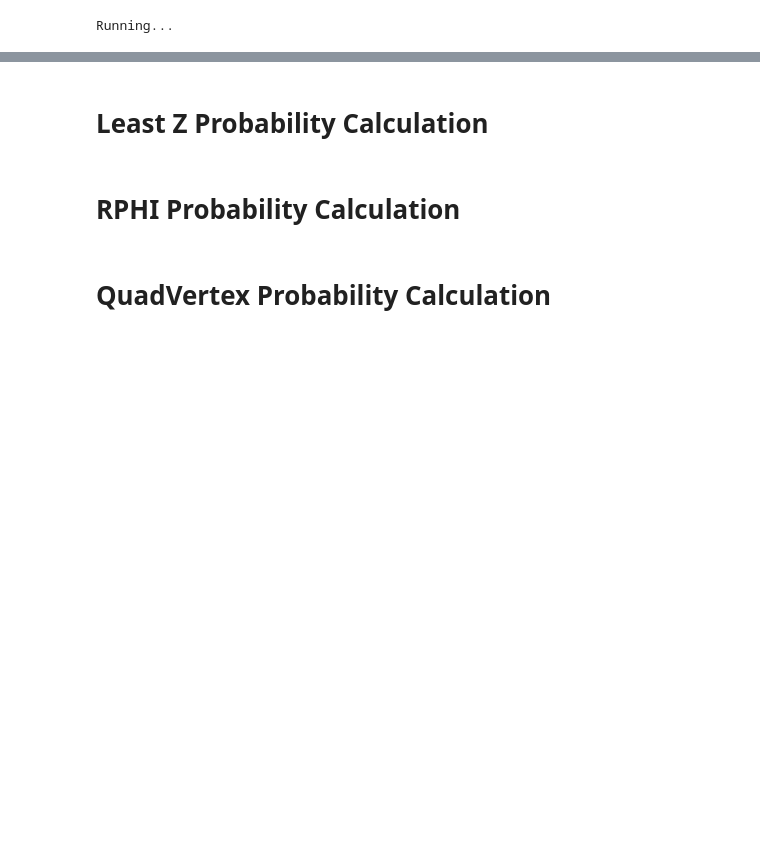
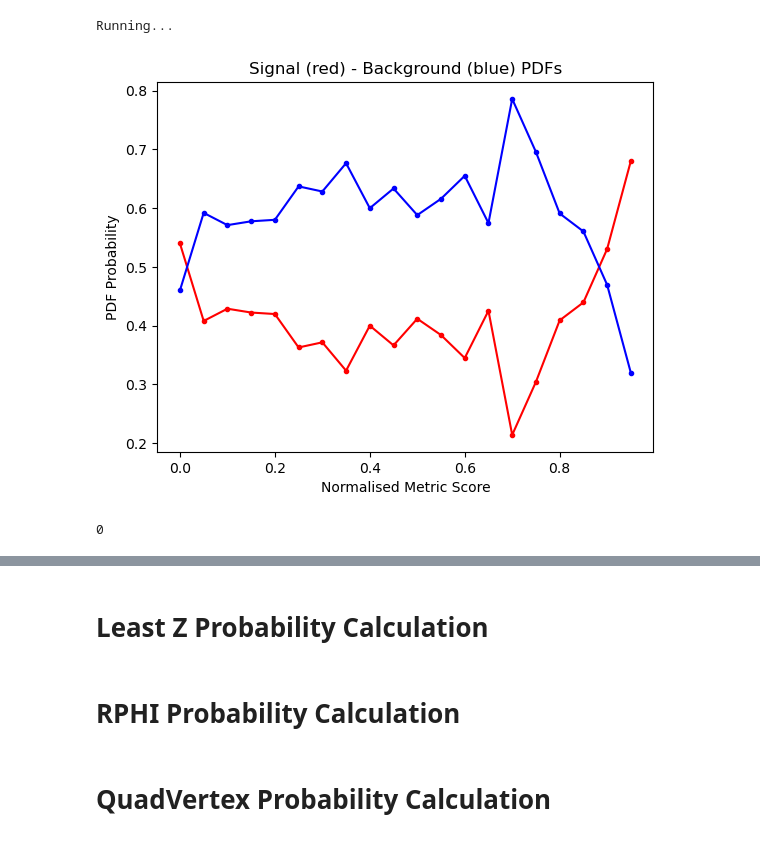
Before and after one commit to Alex-Garratt/PX402---Physics-Project-Repository, a Jupyter notebook: PDF Generation and Likelihood Calculation.ipynb, the cells around one changed output, grey strips where cells are left out. Drawn from its saved outputs; the diff is of its cells as text; code cells hidden in the pictures; blank space fills up the shorter version.

```diff
--- a/PDF Generation and Likelihood Calculation.ipynb
+++ b/PDF Generation and Likelihood Calculation.ipynb
@@ -83,6 +83,9 @@ def plotpdf(normalised_signal, signal_bin_values, normalised_background, backgro
     plt.show()
     return 0
 # %%
-#normalised_signal, signal_bin_values, normalised_background, background_bin_values = normalisepdfs("signal_rphi_hist.csv", "back_rphi_hist.csv")
-#plotpdf(normalised_signal, signal_bin_values, normalised_background, background_bin_values)
+normalised_signal, signal_bin_values, normalised_background, background_bin_values = normalisepdfs("signal_quad_hist2.csv", "back_quad_hist2.csv")
+plotpdf(normalised_signal, signal_bin_values, normalised_background, background_bin_values)
+# %% [output]
+[figure, added]
+0
 # %%
```
Also changed, not shown: parts of 12 cells of this notebook, 2 other files.
